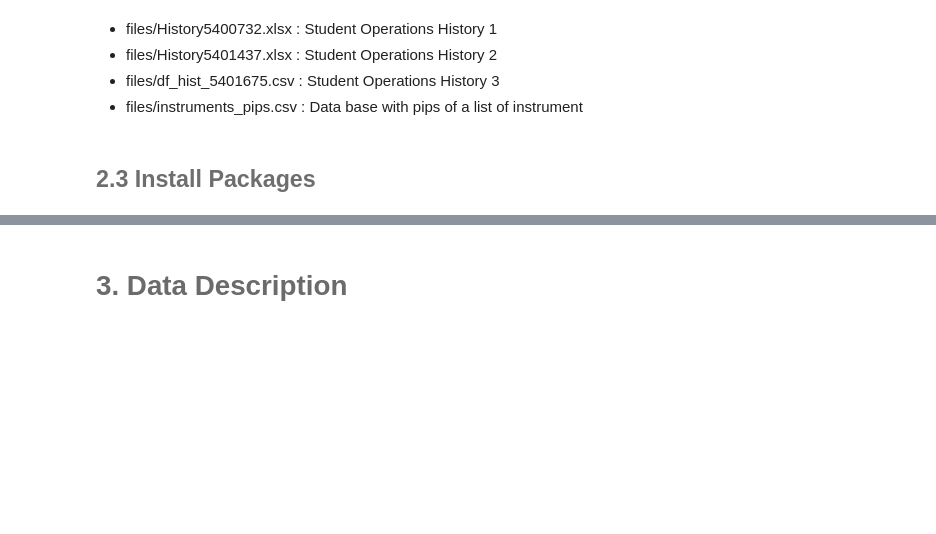
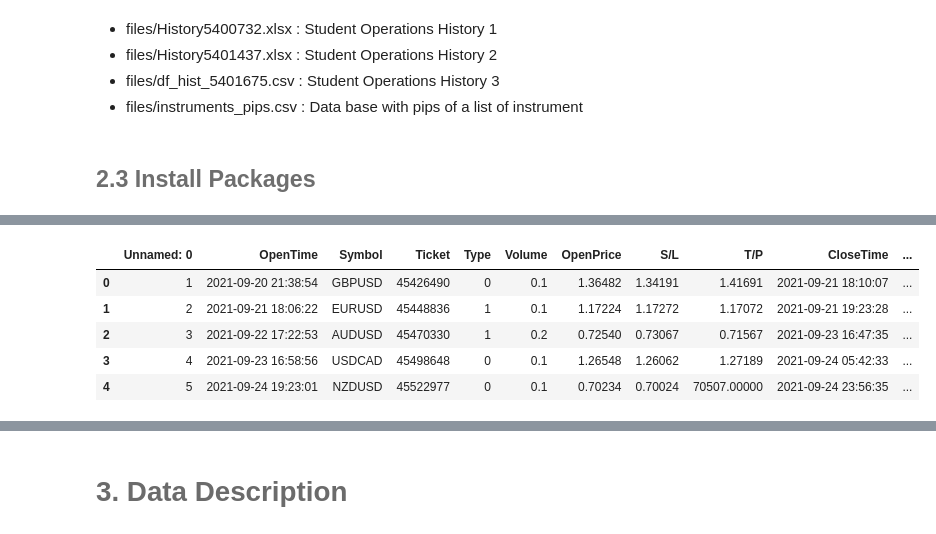
Before and after one commit to douglasparism/MyST_LAB_3_E3, a Jupyter notebook: notebook.ipynb, the cells around one changed output, grey strips where cells are left out. Drawn from its saved outputs; the diff is of its cells as text; code cells hidden in the pictures; blank space fills up the shorter version.

```diff
--- a/notebook.ipynb
+++ b/notebook.ipynb
@@ -72,0 +87,9 @@ import main # no he conectado el environment al jupyter lab
+# %%
+data_ini_2
+# %% [output]
+|  | Unnamed: 0 | OpenTime | Symbol | Ticket | Type | Volume | OpenPrice | S/L | T/P | CloseTime | ... |
+| 0 | 1 | 2021-09-20 21:38:54 | GBPUSD | 45426490 | 0 | 0.1 | 1.36482 | 1.34191 | 1.41691 | 2021-09-21 18:10:07 | ... |
+| 1 | 2 | 2021-09-21 18:06:22 | EURUSD | 45448836 | 1 | 0.1 | 1.17224 | 1.17272 | 1.17072 | 2021-09-21 19:23:28 | ... |
+| 2 | 3 | 2021-09-22 17:22:53 | AUDUSD | 45470330 | 1 | 0.2 | 0.72540 | 0.73067 | 0.71567 | 2021-09-23 16:47:35 | ... |
+| 3 | 4 | 2021-09-23 16:58:56 | USDCAD | 45498648 | 0 | 0.1 | 1.26548 | 1.26062 | 1.27189 | 2021-09-24 05:42:33 | ... |
+| 4 | 5 | 2021-09-24 19:23:01 | NZDUSD | 45522977 | 0 | 0.1 | 0.70234 | 0.70024 | 70507.00000 | 2021-09-24 23:56:35 | ... |
```
Also changed, not shown: parts of 14 cells of this notebook, 2 other files.
